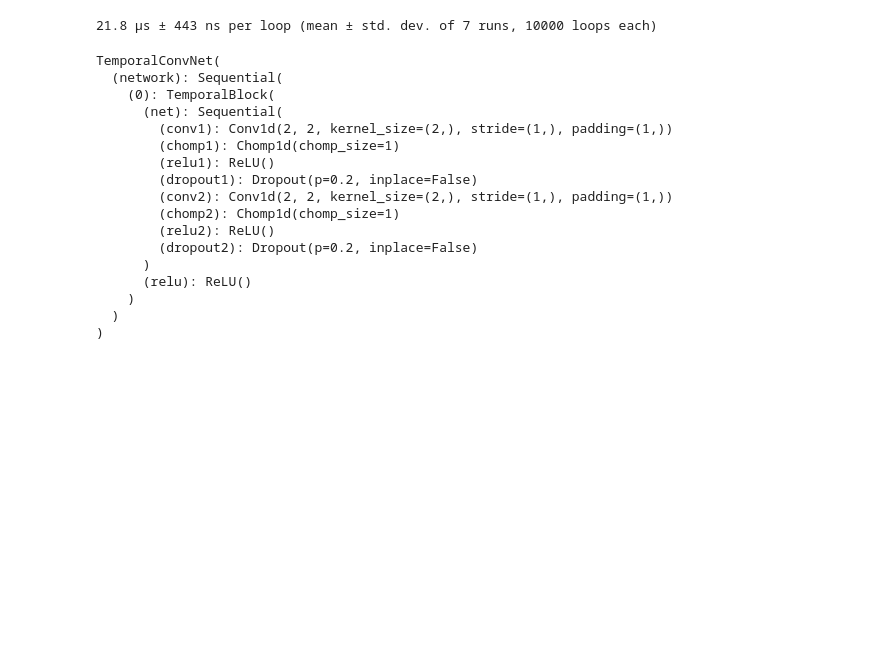
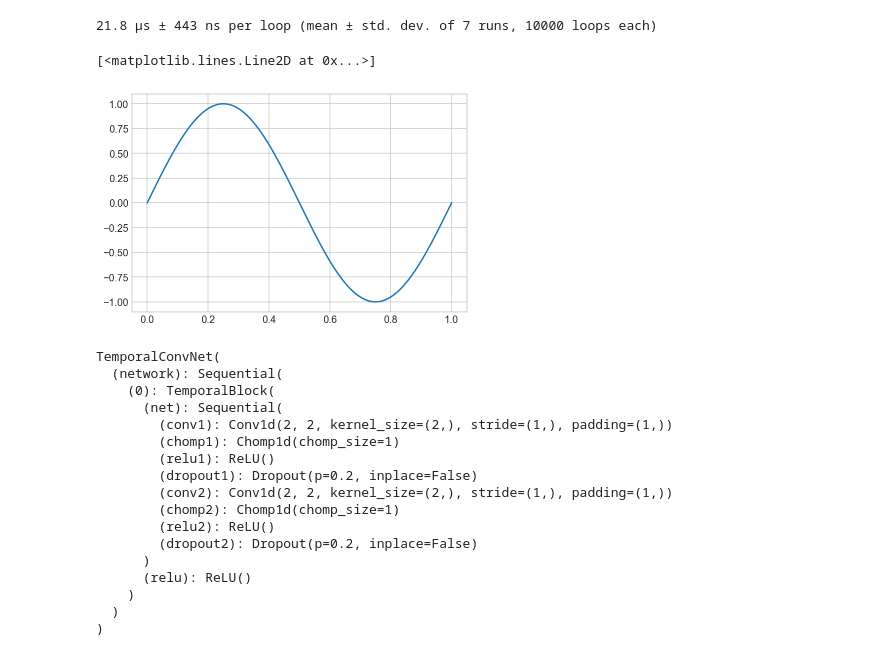
Before and after one commit to boxiXia/FlexipodFast, a Jupyter notebook: src/py_src/learn_gaits.ipynb, the cells around one changed output. Cells and saved outputs as stored; diff of their text form; code cells hidden in the pictures; blank space fills up the shorter version.

```diff
--- a/src/py_src/learn_gaits.ipynb
+++ b/src/py_src/learn_gaits.ipynb
@@ -195,6 +232,22 @@ plt.legend(loc='best', frameon=False)
 %timeit e_i = phaseIndicator(t,t0,a,b,sigma)
 # %% [output]
 21.8 µs ± 443 ns per loop (mean ± std. dev. of 7 runs, 10000 loops each)
+# %%
+def kth_root(x,k):
+    if k % 2 != 0:
+        res = np.power(np.abs(x),1./k)
+        return res*np.sign(x)
+    else:
+        return np.power(np.abs(x),1./k)
+
+t = np.linspace(0,1,1000)
+y = np.sin(t*2*np.pi)
+# y = logistic_cdf(t,0,1)
+
+plt.plot(t,y)
+# %% [output]
+[<matplotlib.lines.Line2D at 0x...>]
+[figure, added]
 # %%
 # tcn
 
```
Also changed, not shown: parts of 41 cells of this notebook, 6 other files.
